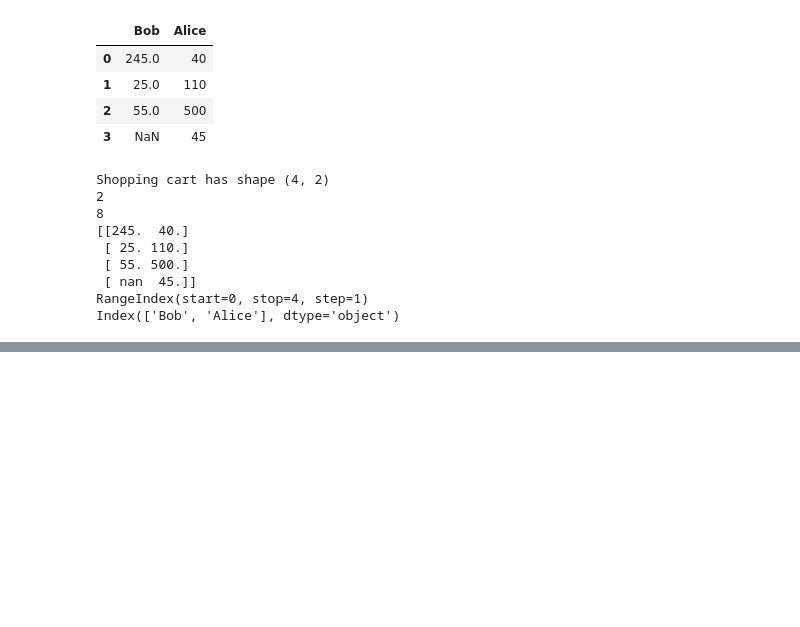
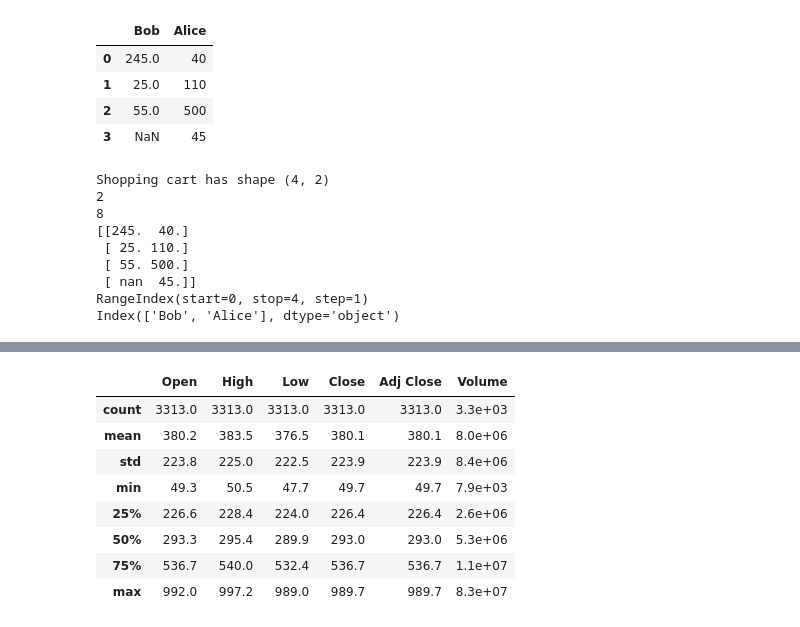
Before and after one commit to billyotieno/udc_python_fundamentals, a Jupyter notebook: udc_pandas_funcs.ipynb, the cells around one changed output, grey strips where cells are left out. Drawn from its saved outputs; the diff is of its cells as text; code cells hidden in the pictures; blank space fills up the shorter version.

```diff
--- a/udc_pandas_funcs.ipynb
+++ b/udc_pandas_funcs.ipynb
@@ -250,0 +493,12 @@ Index(['Bob', 'Alice'], dtype='object')
+# %%
+google_stock.describe()
+# %% [output]
+|  | Open | High | Low | Close | Adj Close | Volume |
+| count | 3313.0 | 3313.0 | 3313.0 | 3313.0 | 3313.0 | 3.3e+03 |
+| mean | 380.2 | 383.5 | 376.5 | 380.1 | 380.1 | 8.0e+06 |
+| std | 223.8 | 225.0 | 222.5 | 223.9 | 223.9 | 8.4e+06 |
+| min | 49.3 | 50.5 | 47.7 | 49.7 | 49.7 | 7.9e+03 |
+| 25% | 226.6 | 228.4 | 224.0 | 226.4 | 226.4 | 2.6e+06 |
+| 50% | 293.3 | 295.4 | 289.9 | 293.0 | 293.0 | 5.3e+06 |
+| 75% | 536.7 | 540.0 | 532.4 | 536.7 | 536.7 | 1.1e+07 |
+| max | 992.0 | 997.2 | 989.0 | 989.7 | 989.7 | 8.3e+07 |
```
Also changed, not shown: parts of 36 cells of this notebook, 2 other files.
